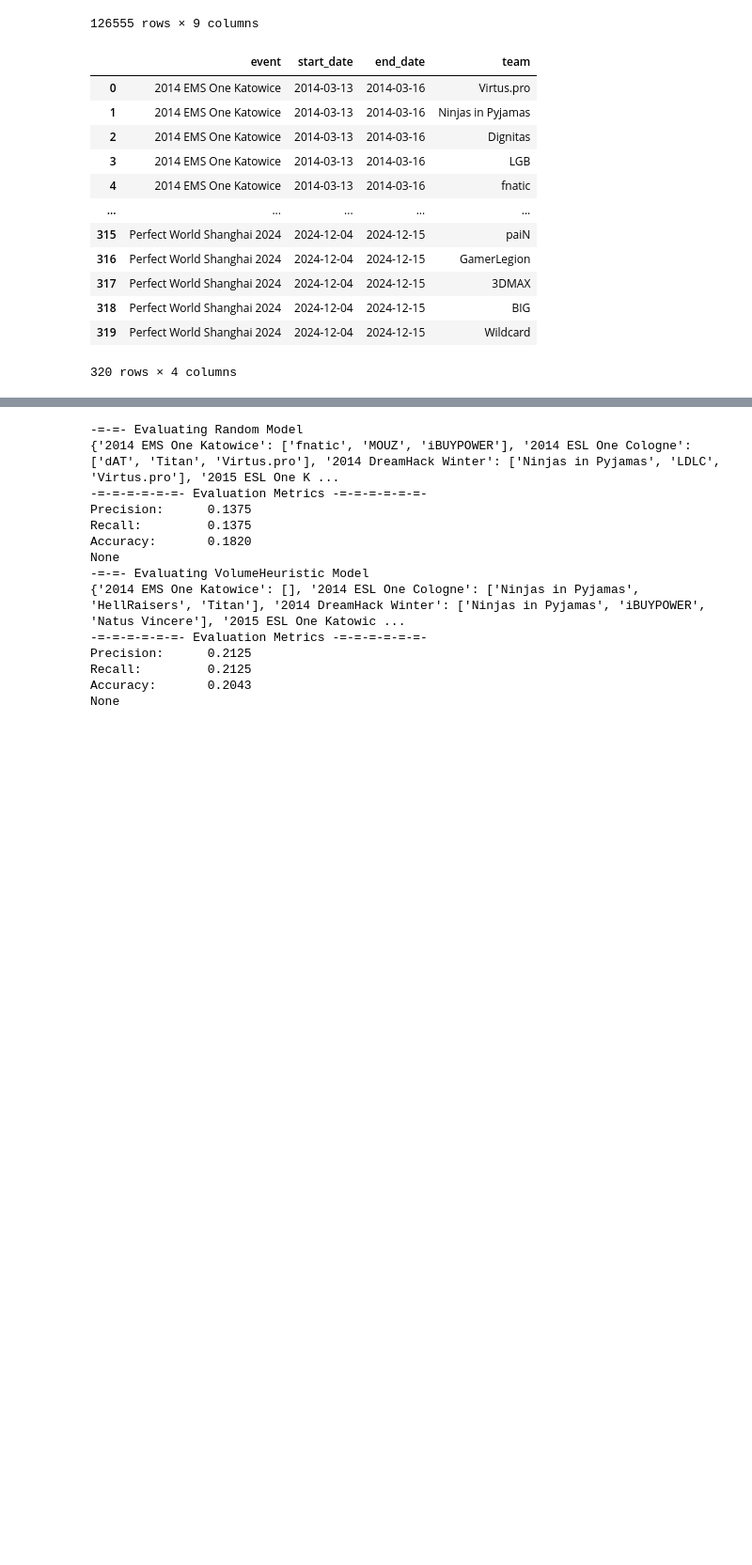
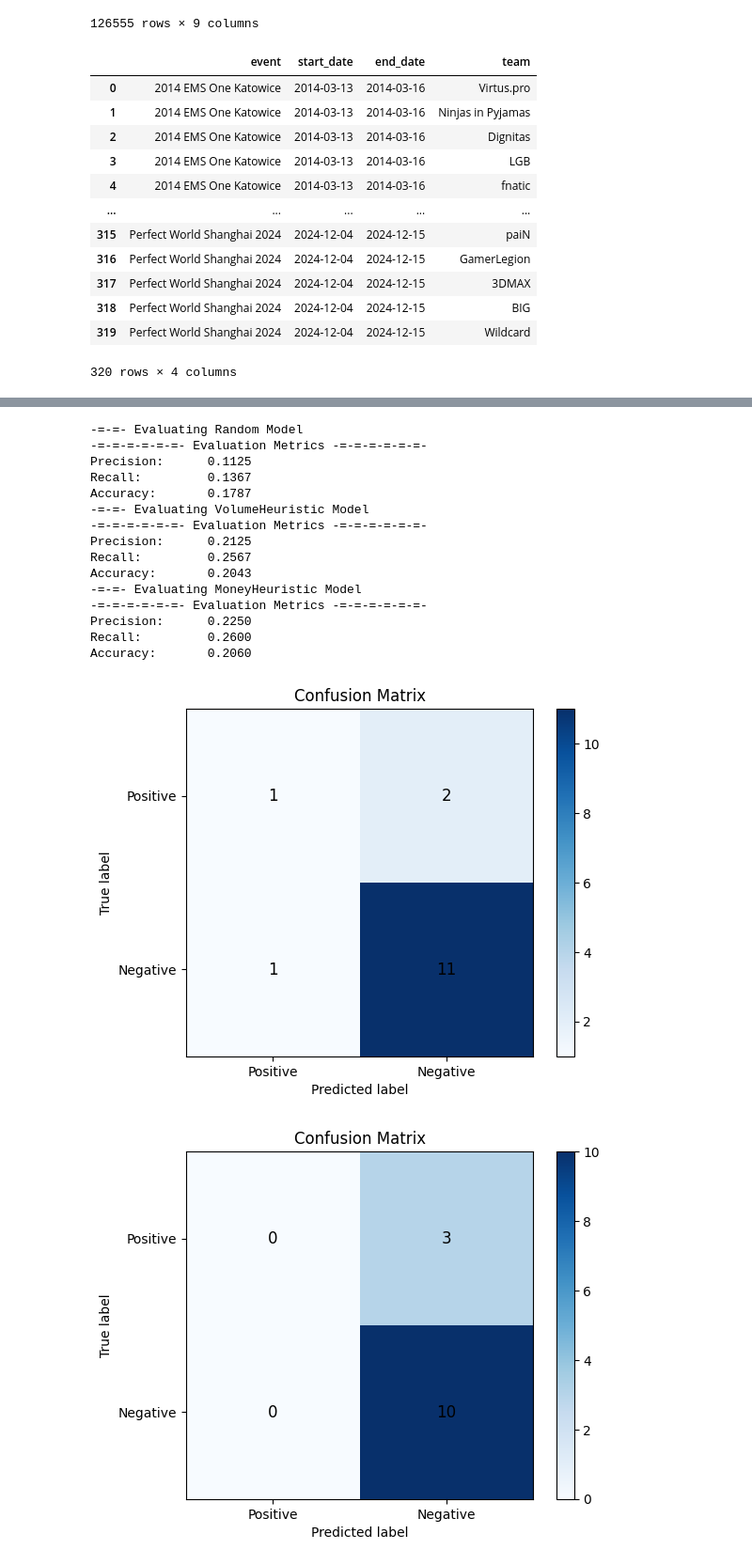
Before and after one commit to curtisjbradley/MarketReview, a Jupyter notebook: explore_eval.ipynb, the cells around one changed output, grey strips where cells are left out. Shown: that part at 94% size. Saved outputs shown, nothing was run; the diff lists cells and outputs as text; code cells hidden in the pictures; blank space fills up the shorter version.

```diff
--- a/explore_eval.ipynb
+++ b/explore_eval.ipynb
@@ -177,17 +177,21 @@ class Eval():
 
         total = sum(len(teams) for _, teams in predictions.items())
 
-
-
         p_list = []
         r_list = []
         a_list = []
+        tp, fp, tn, fn = 0, 0, 0, 0
         for tournament, teams in predictions.items():
             true_positives = sum(1 for k in teams if k in self.positives.loc[self.positives["event"] == tournament, "team"].tolist())
             false_positives = sum(1 for k in teams if k in self.negatives.loc[self.negatives["event"] == tournament, "team"].tolist())
 
             true_negatives = sum(1 for k in self.negatives.loc[self.negatives["event"] == tournament, "team"].tolist() if k not in teams)
-            false_negatives = sum(1 for k in self.positives.loc[self.positives["event"] == tournament, "team"].tolist() if k not in teams)
+            false_negatives = sum(1 for k in self.positives.loc[self.positives["event"] == tournament, "team"].tolist() if k in teams)
+
+            tp += true_positives
+            fp += false_positives
+            tn += true_negatives
+            fn += false_negatives
 
             p_list.append((true_positives) / (true_positives + false_positives + 1))
             r_list.append((true_positives) / (true_positives + false_negatives + 1))
@@ -197,6 +201,8 @@ class Eval():
         print(f"Precision: \t{np.mean(p_list):.4f}")
         print(f"Recall: \t{np.mean(r_list):.4f}")
         print(f"Accuracy: \t{np.mean(a_list):.4f}")
+
+        return np.array([[tp, fp], [fn, tn]])
 # %%
 """ Random Classifier """
 import random
@@ -248,30 +301,55 @@ class VolumeHeuristicModel():
 # %%
+import matplotlib.pyplot as plt
+
 models = {
     "Random": RandomModel(),
-    "VolumeHeuristic": VolumeHeuristicModel()
+    "VolumeHeuristic": VolumeHeuristicModel(),
+    "MoneyHeuristic": MoneyHeuristicModel()
 }
 eval = Eval()
 
 for name, model in models.items():
     predictions = {}
     print(f"-=-=- Evaluating {name} Model")
     for event in tournaments["event"].copy().drop_duplicates():
         predictions[event] = model.predict(event)
 
-    print(predictions)
-    print(eval.metrics(predictions))
+    # print(predictions)
+    cm = eval.metrics(predictions)
+
+    fig, ax = plt.subplots()
+    im = ax.imshow(cm, cmap="Blues")
+
+    cbar = ax.figure.colorbar(im, ax=ax)
+    for i in range(cm.shape[0]):
+        for j in range(cm.shape[1]):
+            ax.text(j, i, cm[i, j],
+                    ha="center", va="center",
+                    color="black", fontsize=12)
+    ax.set_xlabel('Predicted label')
+    ax.set_ylabel('True label')
+    ax.set_title('Confusion Matrix')
+    ax.set_xticks([0, 1])
+    ax.set_yticks([0, 1])
+    ax.set_xticklabels(['Positive', 'Negative'])
+    ax.set_yticklabels(['Positive', 'Negative'])
+
+plt.show()
 # %% [output]
 -=-=- Evaluating Random Model
-{'2014 EMS One Katowice': ['fnatic', 'MOUZ', 'iBUYPOWER'], '2014 ESL One Cologne': ['dAT', 'Titan', 'Virtus.pro'], '2014 DreamHack Winter': ['Ninjas in Pyjamas', 'LDLC', 'Virtus.pro'], '2015 ESL One K ...
 -=-=-=-=-=-=- Evaluation Metrics -=-=-=-=-=-=-
-Precision:      0.1375
-Recall:         0.1375
-Accuracy:       0.1820
-None
+Precision:      0.1125
+Recall:         0.1367
+Accuracy:       0.1787
 -=-=- Evaluating VolumeHeuristic Model
-{'2014 EMS One Katowice': [], '2014 ESL One Cologne': ['Ninjas in Pyjamas', 'HellRaisers', 'Titan'], '2014 DreamHack Winter': ['Ninjas in Pyjamas', 'iBUYPOWER', 'Natus Vincere'], '2015 ESL One Katowic ...
 -=-=-=-=-=-=- Evaluation Metrics -=-=-=-=-=-=-
 Precision:      0.2125
-Recall:         0.2125
+Recall:         0.2567
 Accuracy:       0.2043
-None
+-=-=- Evaluating MoneyHeuristic Model
+-=-=-=-=-=-=- Evaluation Metrics -=-=-=-=-=-=-
+Precision:      0.2250
+Recall:         0.2600
+Accuracy:       0.2060
+[figure, added]
+[figure, added]
```
Also changed, not shown: parts of 4 cells of this notebook, 5 other files.
